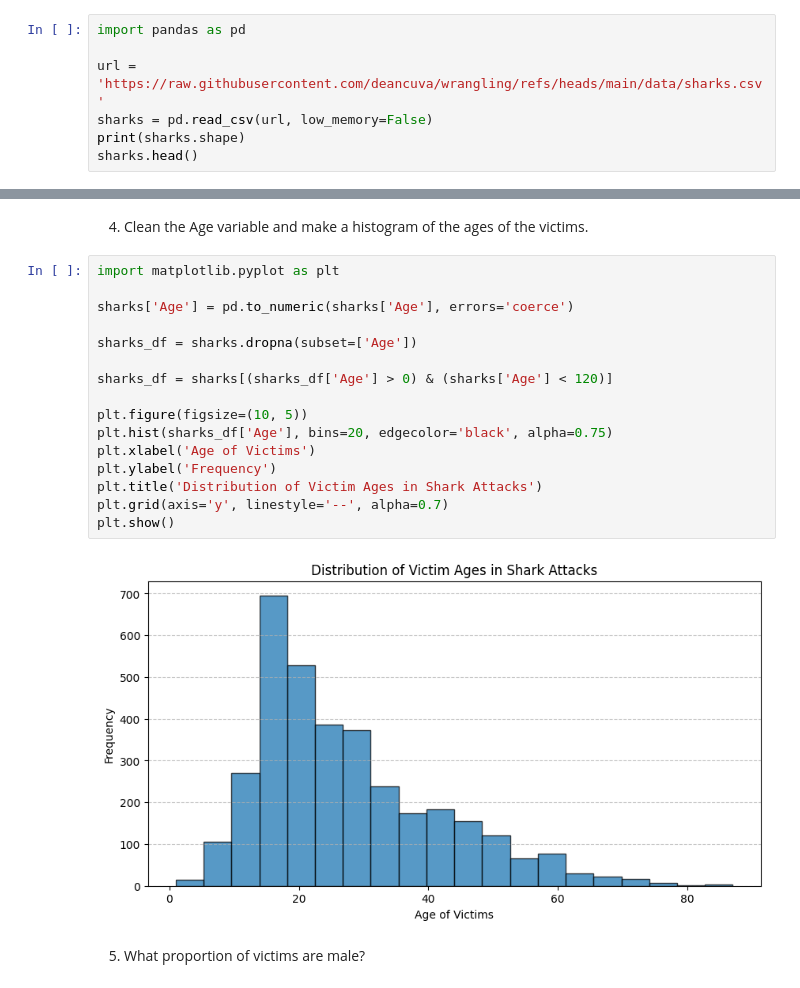
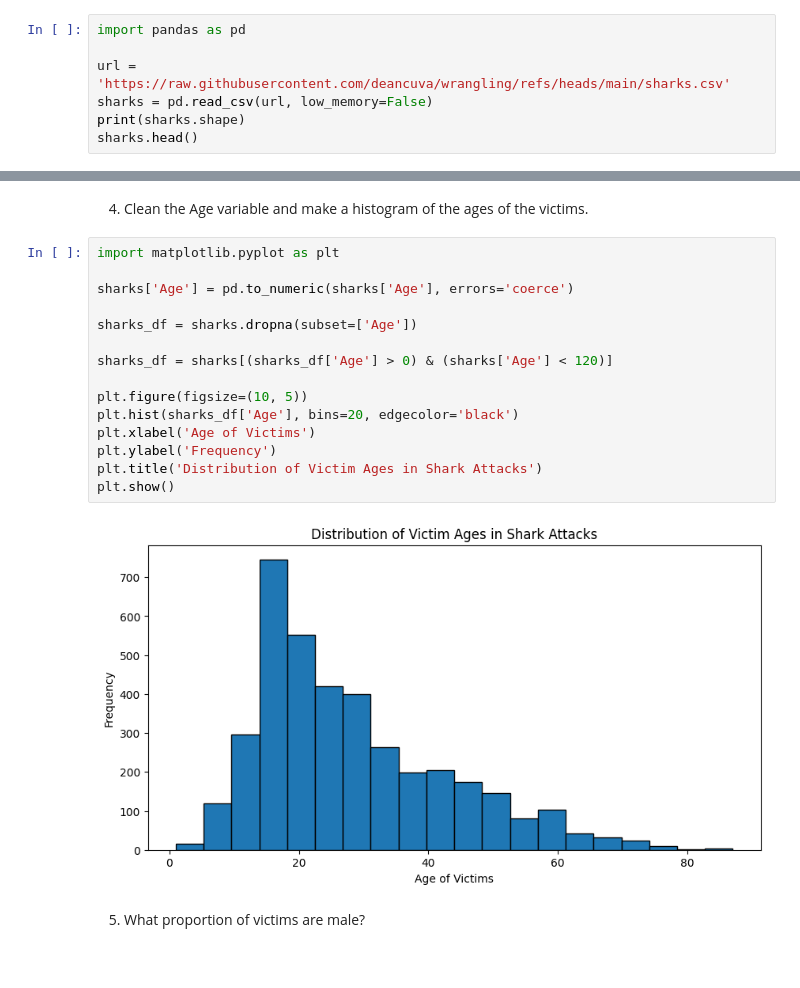
Before and after one commit to deancuva/wrangling, a Jupyter notebook: assignment/assignment.ipynb, the cells around one changed output, grey strips where cells are left out. Drawn from its saved outputs; the diff is of its cells as text.

```diff
--- a/assignment/assignment.ipynb
+++ b/assignment/assignment.ipynb
@@ -228,7 +228,7 @@ del length, type
 # %%
 import pandas as pd
 
-url = 'https://raw.githubusercontent.com/deancuva/wrangling/refs/heads/main/data/sharks.csv'
+url = 'https://raw.githubusercontent.com/deancuva/wrangling/refs/heads/main/sharks.csv'
 sharks = pd.read_csv(url, low_memory=False)
 print(sharks.shape)
 sharks.head()
@@ -288,20 +288,19 @@ The range of values for the variable 'year' spanned from 1500 to 2025.
 # %%
 import matplotlib.pyplot as plt
 
 sharks['Age'] = pd.to_numeric(sharks['Age'], errors='coerce')
 
 sharks_df = sharks.dropna(subset=['Age'])
 
 sharks_df = sharks[(sharks_df['Age'] > 0) & (sharks['Age'] < 120)]
 
 plt.figure(figsize=(10, 5))
-plt.hist(sharks_df['Age'], bins=20, edgecolor='black', alpha=0.75)
+plt.hist(sharks_df['Age'], bins=20, edgecolor='black')
 plt.xlabel('Age of Victims')
 plt.ylabel('Frequency')
 plt.title('Distribution of Victim Ages in Shark Attacks')
-plt.grid(axis='y', linestyle='--', alpha=0.7)
 plt.show()
 # %% [output]
-[figure, old version]
+[figure, new version]
 # %% [markdown]
 5. What proportion of victims are male?
```
Also changed, not shown: parts of 11 cells of this notebook.
